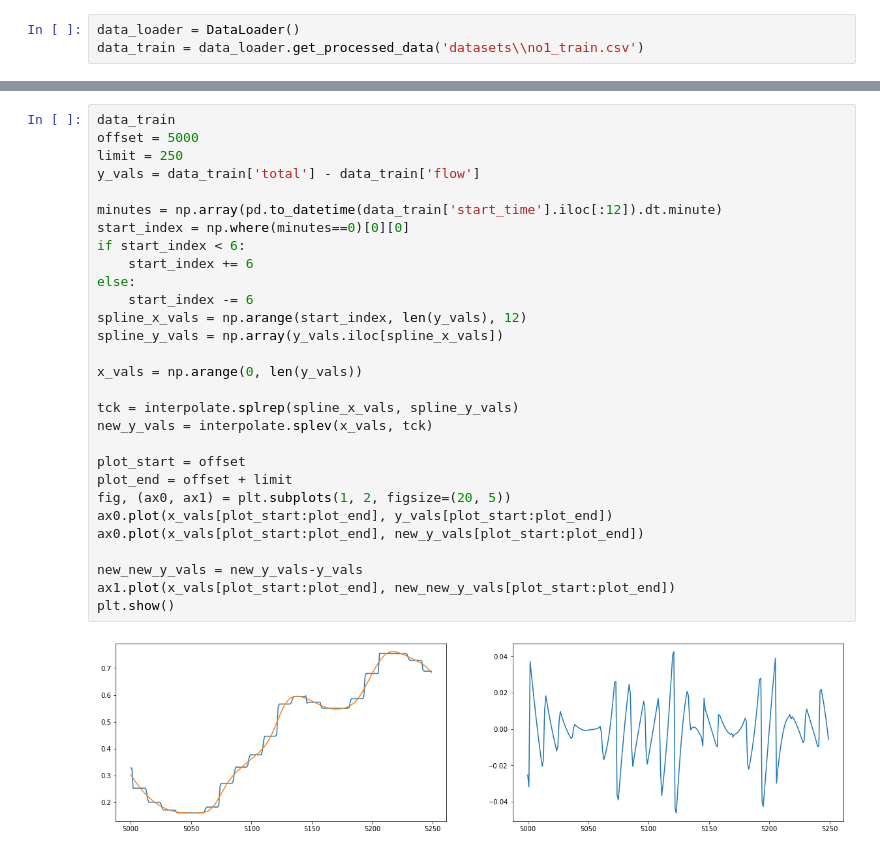
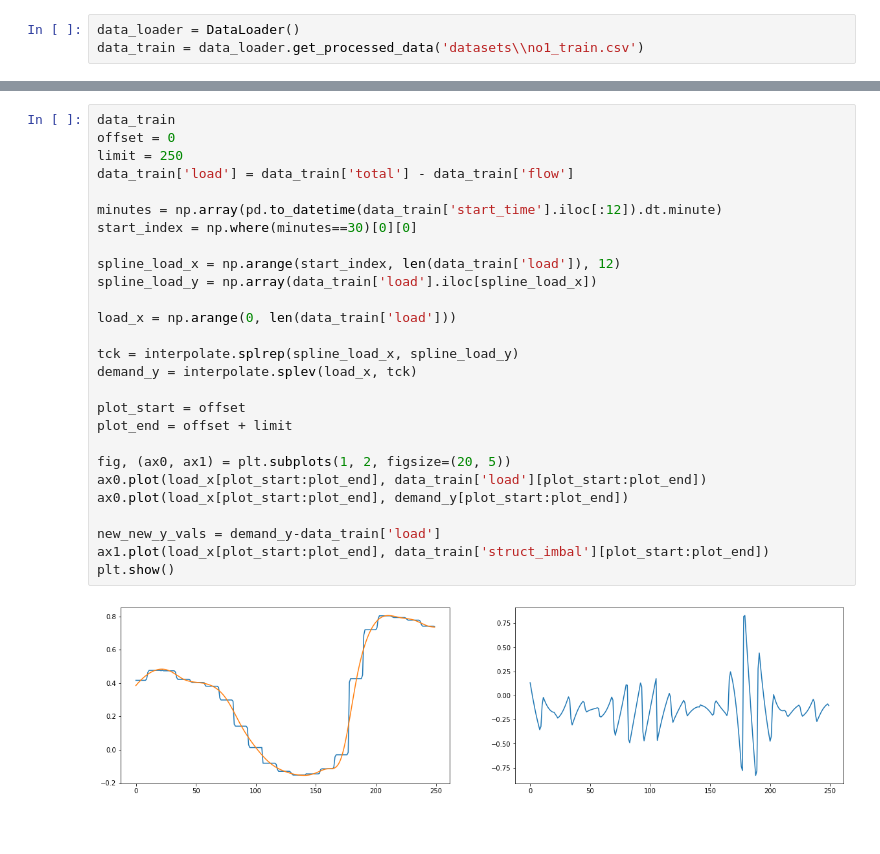
Before and after one commit to haakon8855/time-series-forecasting-RNN, a Jupyter notebook: altered_forecasting.ipynb, the cells around one changed output, grey strips where cells are left out. Saved outputs shown, nothing was run; the diff lists cells and outputs as text; blank space fills up the shorter version.

Commit message:
Added structural imbalance as feature

```diff
--- a/altered_forecasting.ipynb
+++ b/altered_forecasting.ipynb
@@ -27,31 +27,29 @@ data_train
 # %%
 data_train
-offset = 5000
+offset = 0
 limit = 250
-y_vals = data_train['total'] - data_train['flow']
+data_train['load'] = data_train['total'] - data_train['flow']
 
 minutes = np.array(pd.to_datetime(data_train['start_time'].iloc[:12]).dt.minute)
-start_index = np.where(minutes==0)[0][0]
-if start_index < 6:
-    start_index += 6
-else:
-    start_index -= 6
-spline_x_vals = np.arange(start_index, len(y_vals), 12)
-spline_y_vals = np.array(y_vals.iloc[spline_x_vals])
+start_index = np.where(minutes==30)[0][0]
 
-x_vals = np.arange(0, len(y_vals))
+spline_load_x = np.arange(start_index, len(data_train['load']), 12)
+spline_load_y = np.array(data_train['load'].iloc[spline_load_x])
 
-tck = interpolate.splrep(spline_x_vals, spline_y_vals)
-new_y_vals = interpolate.splev(x_vals, tck)
+load_x = np.arange(0, len(data_train['load']))
+
+tck = interpolate.splrep(spline_load_x, spline_load_y)
+demand_y = interpolate.splev(load_x, tck)
 
 plot_start = offset
 plot_end = offset + limit
+
 fig, (ax0, ax1) = plt.subplots(1, 2, figsize=(20, 5))
-ax0.plot(x_vals[plot_start:plot_end], y_vals[plot_start:plot_end])
-ax0.plot(x_vals[plot_start:plot_end], new_y_vals[plot_start:plot_end])
+ax0.plot(load_x[plot_start:plot_end], data_train['load'][plot_start:plot_end])
+ax0.plot(load_x[plot_start:plot_end], demand_y[plot_start:plot_end])
 
-new_new_y_vals = new_y_vals-y_vals
-ax1.plot(x_vals[plot_start:plot_end], new_new_y_vals[plot_start:plot_end])
+new_new_y_vals = demand_y-data_train['load']
+ax1.plot(load_x[plot_start:plot_end], data_train['struct_imbal'][plot_start:plot_end])
 plt.show()
 # %% [output]
-[figure, old version]
+[figure, new version]
```
Also changed, not shown: parts of 1 cell of this notebook, 1 other file.
